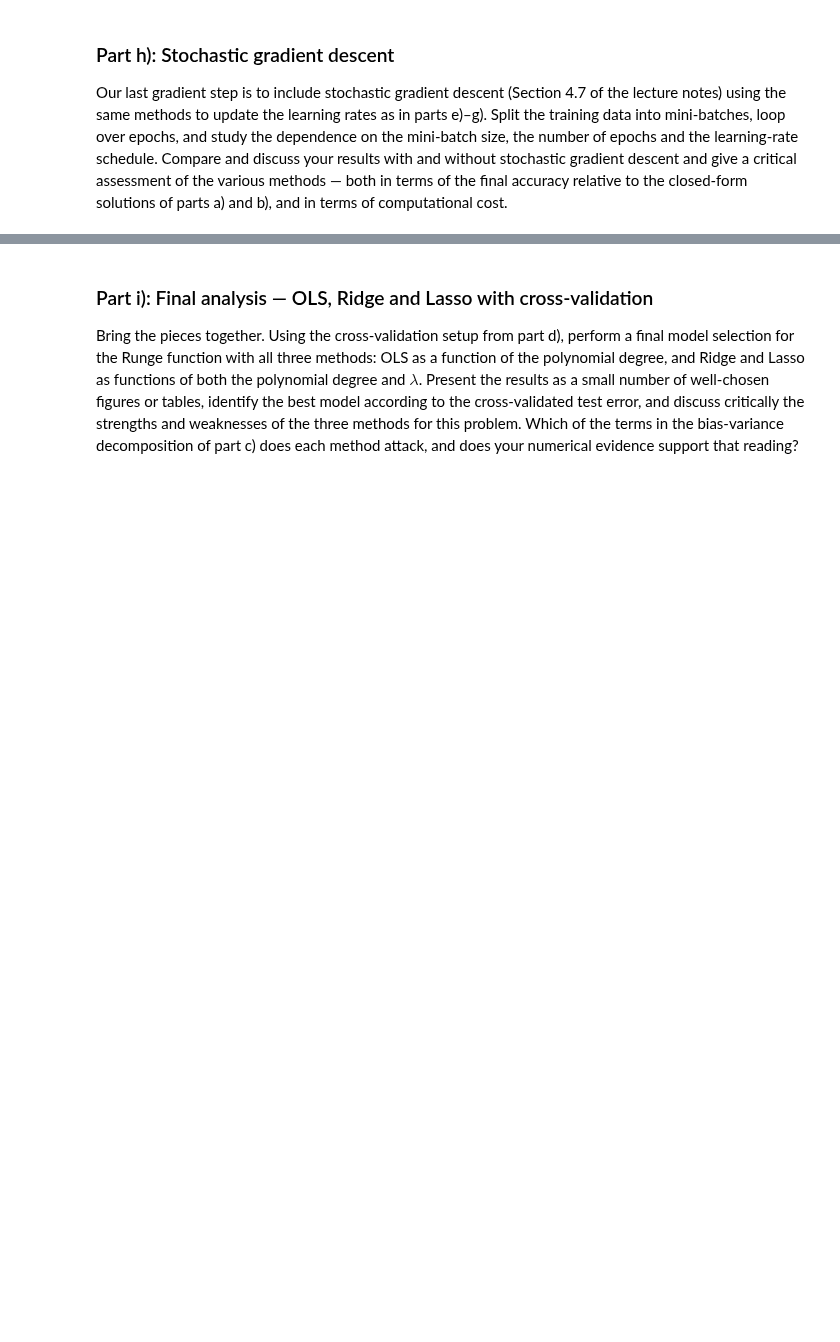
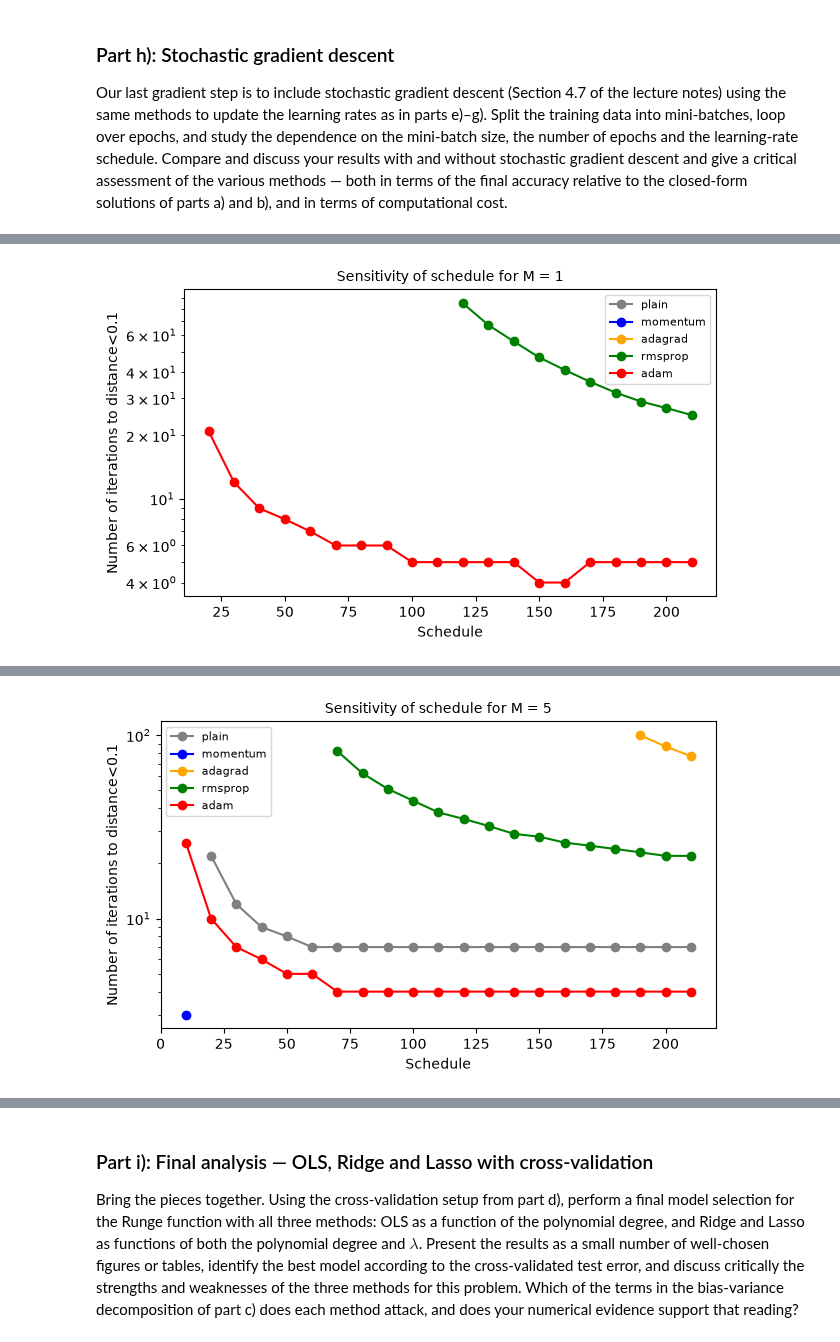
Before and after one commit to lukasMK01/FYS-STK4155, a Jupyter notebook: project_1/wip_project1.ipynb, the cells around one changed output, grey strips where cells are left out. Drawn from its saved outputs; the diff is of its cells as text; code cells hidden in the pictures; blank space fills up the shorter version.

```diff
--- a/project_1/wip_project1.ipynb
+++ b/project_1/wip_project1.ipynb
@@ -1561,0 +1640,68 @@ rmsprop  gamma = 0.016: distance after 10 / 100 epochs 7.6e-02 / 1.8e-01
+# %%
+
+M = 5
+scan = {}
+scheds = range(10,211,10)
+toldist = 1e-1
+theta_cf = closed_form(X, y,lam=lmbda)
+for M in (1, 5, 25, n):
+    for method, gamma in (("plain", 0.251), ("momentum", 0.1), ("adam", 0.063), ("adam", 0.1), ("adagrad", 0.1), ("rmsprop", 0.01)):
+        its = []
+
+        for n in scheds: #sched in ((gamma, 1), (5*gamma, 5*1), (10*gamma, 10*1),(20*gamma, 20*1)):
+                sched = (n*gamma, n)
+
+                hist = sgd(X, y, n_epochs=100, batch_size=M, schedule=sched,gamma=gamma,method=method)
+                d = np.linalg.norm(hist - theta_d, axis=1)
+                print(f"  t0, t1 = {sched}: gamma_0 = {sched[0] / sched[1]:.2f}, gamma after 100 epochs = {step_length(100 * len(y) // 5, *sched):.4f}, "
+                        f"distance after 10 / 100 epochs {d[10]:.1e} / {d[100]:.1e} - method: {method}")
+
+                its.append(int(np.argmax(d < toldist)) if (d < toldist).any() else None)
+        scan[method] = its
+
+    fig, ax = plt.subplots(figsize=(6.4, 4.0))
+
+    for method, col in zip(methods, colors):
+        its = np.array([np.nan if k is None else k for k in scan[method]])
+        ax.semilogy(scheds, its, "o-", color=col, label=method)
+
+    ax.set_xlabel(r"Schedule");
+    ax.set_ylabel(f"Number of iterations to distance<{toldist}")
+    ax.set_title(f"Sensitivity of schedule for M = {M}", fontsize=10)
+    ax.legend(fontsize=8)
+    fig.tight_layout()
+    plt.show()
+
+
+# M = 100
+# scan = {}
+# scheds = range(10,211,10)
+# theta_cf = closed_form(X, y,lam=lmbda)
+
+# for method, gamma in (("plain", 0.251), ("momentum", 0.1), ("adam", 0.063), ("adam", 0.1), ("adagrad", 0.1), ("rmsprop", 0.01)):
+#     its = []
+
+#     for n in scheds: #sched in ((gamma, 1), (5*gamma, 5*1), (10*gamma, 10*1),(20*gamma, 20*1)):
+#             sched = (n*gamma, n)
+
+#             hist = sgd(X, y, n_epochs=100, batch_size=M, schedule=sched,gamma=gamma,method=method)
+#             d = np.linalg.norm(hist - theta_d, axis=1)
+#             print(f"  t0, t1 = {sched}: gamma_0 = {sched[0] / sched[1]:.2f}, gamma after 100 epochs = {step_length(100 * len(y) // 5, *sched):.4f}, "
+#                     f"distance after 10 / 100 epochs {d[10]:.1e} / {d[100]:.1e} - method: {method}")
+
+#             its.append(int(np.argmax(d < toldist)) if (d < toldist).any() else None)
+#     scan[method] = its
+
+# fig, ax = plt.subplots(figsize=(6.4, 4.0))
+
+# for method, col in zip(methods, colors):
+#     its = np.array([np.nan if k is None else k for k in scan[method]])
+#     ax.semilogy(scheds, its, "o-", color=col, label=method)
+
+# ax.set_xlabel(r"Schedule");
+# ax.set_ylabel(f"Number of iterations to distance<{toldist}")
+# ax.set_title(f"Sensitivity of schedule for M = {M}", fontsize=10)
+# ax.legend(fontsize=8)
+# fig.tight_layout()
+# plt.show()
+# %% [output]
@@ -1561,0 +1725 @@ rmsprop  gamma = 0.016: distance after 10 / 100 epochs 7.6e-02 / 1.8e-01
+[figure, added]
@@ -1561,0 +1743 @@ rmsprop  gamma = 0.016: distance after 10 / 100 epochs 7.6e-02 / 1.8e-01
+[figure, added]
```
Also changed, not shown: parts of 8 cells of this notebook.
